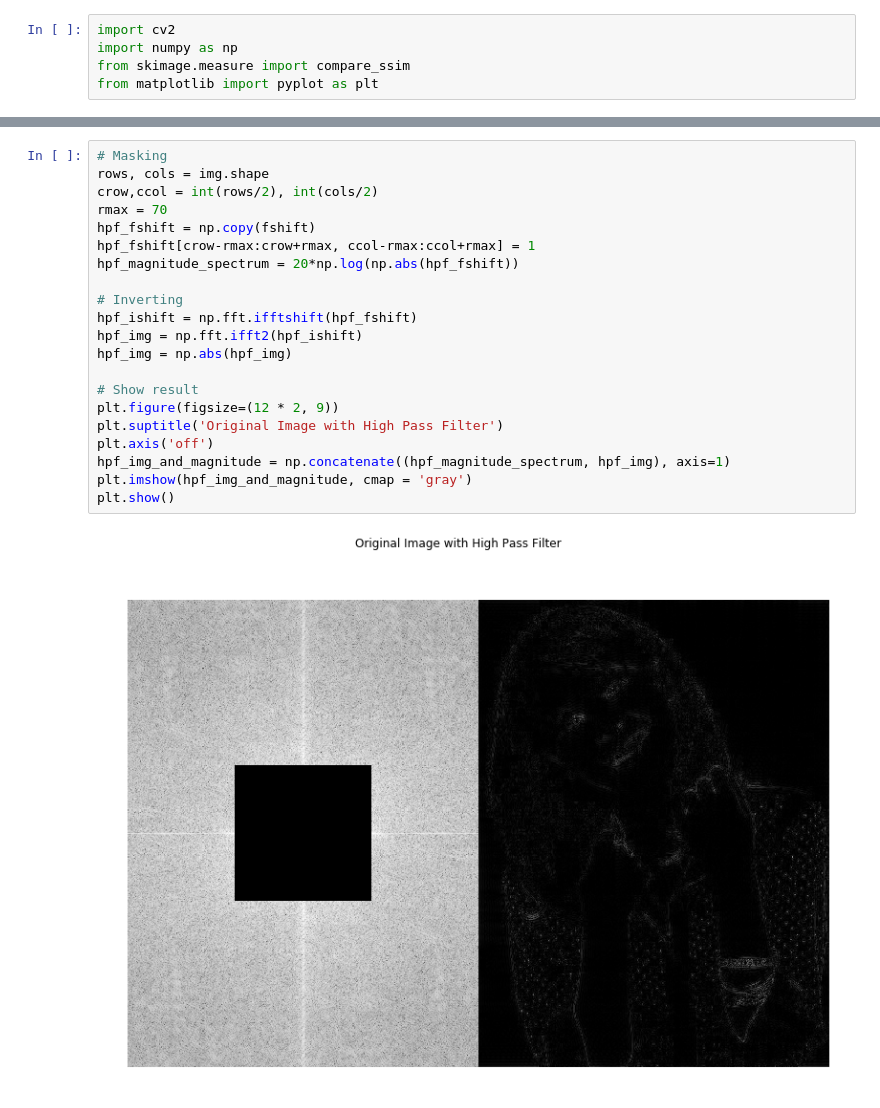
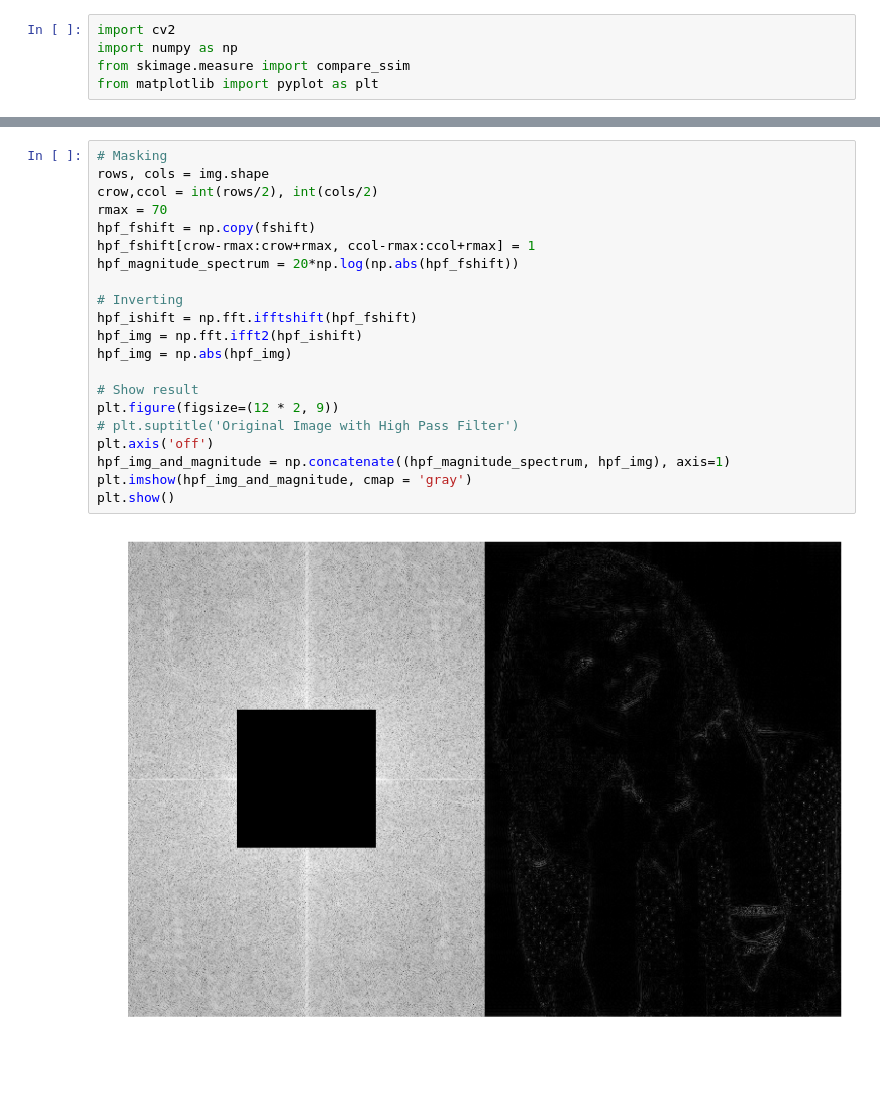
Before and after one commit to hanifanmoha/itb_robust_image_watermarking_2019, a Jupyter notebook: fourier/basic-image-transform.ipynb, the cells around one changed output, grey strips where cells are left out. Drawn from its saved outputs; the diff is of its cells as text; blank space fills up the shorter version.

```diff
--- a/fourier/basic-image-transform.ipynb
+++ b/fourier/basic-image-transform.ipynb
@@ -23,26 +23,26 @@ plt.show()
 # %%
 # Masking
 rows, cols = img.shape
 crow,ccol = int(rows/2), int(cols/2)
 rmax = 70
 hpf_fshift = np.copy(fshift)
 hpf_fshift[crow-rmax:crow+rmax, ccol-rmax:ccol+rmax] = 1
 hpf_magnitude_spectrum = 20*np.log(np.abs(hpf_fshift))
 
 # Inverting
 hpf_ishift = np.fft.ifftshift(hpf_fshift)
 hpf_img = np.fft.ifft2(hpf_ishift)
 hpf_img = np.abs(hpf_img)
 
 # Show result
 plt.figure(figsize=(12 * 2, 9))
-plt.suptitle('Original Image with High Pass Filter')
+# plt.suptitle('Original Image with High Pass Filter')
 plt.axis('off')
 hpf_img_and_magnitude = np.concatenate((hpf_magnitude_spectrum, hpf_img), axis=1)
 plt.imshow(hpf_img_and_magnitude, cmap = 'gray')
 plt.show()
 # %% [output]
-[figure, old version]
+[figure, new version]
 # %%
 # Masking
 rows, cols = img.shape
```
Also changed, not shown: parts of 5 cells of this notebook, 2 other files.
